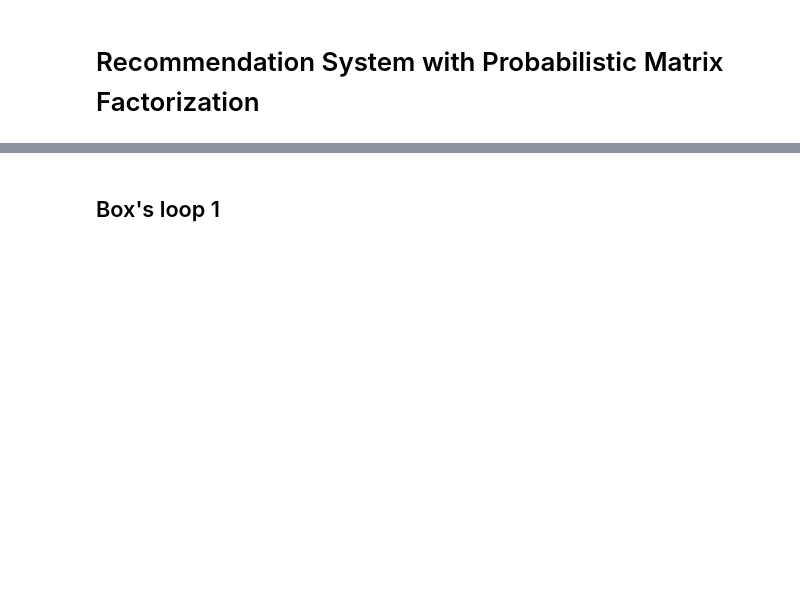
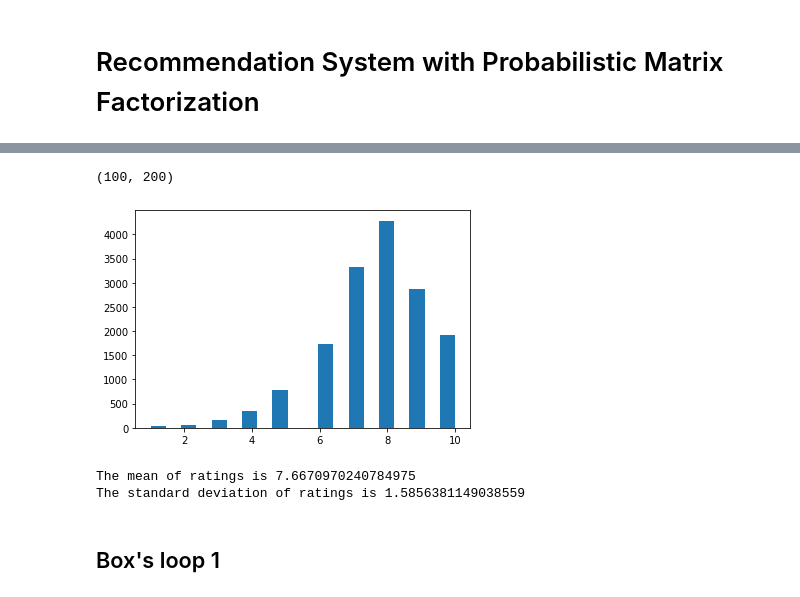
Before and after one commit to wq1701/mlpp_final, a Jupyter notebook: final-project/final-notebook.ipynb, the cells around one changed output, grey strips where cells are left out. Cells and saved outputs as stored; diff of their text form; code cells hidden in the pictures; blank space fills up the shorter version.

```diff
--- a/final-project/final-notebook.ipynb
+++ b/final-project/final-notebook.ipynb
@@ -11,3 +29,20 @@ As matrix factorization could be computationally heavy, we implement our idea on
+# %%
+# Sample data and number of users and animes
+print(anime_matrix_train.shape)
+# %% [output]
+(100, 200)
+# %%
+# Plot the distribution of ratings
+plt.hist(anime_data.rating, bins=20)
+plt.show()
+# %% [output]
+[figure, added]
+# %%
+print('The mean of ratings is', np.mean(anime_data[anime_data.rating > 0].rating))
+print('The standard deviation of ratings is', np.std(anime_data[anime_data.rating > 0].rating))
+# %% [output]
+The mean of ratings is 7.6670970240784975
+The standard deviation of ratings is 1.5856381149038559
 # %% [markdown]
 ## Box's loop 1
 # %% [markdown]
```
Also changed, not shown: parts of 15 cells of this notebook, 1 other file.
